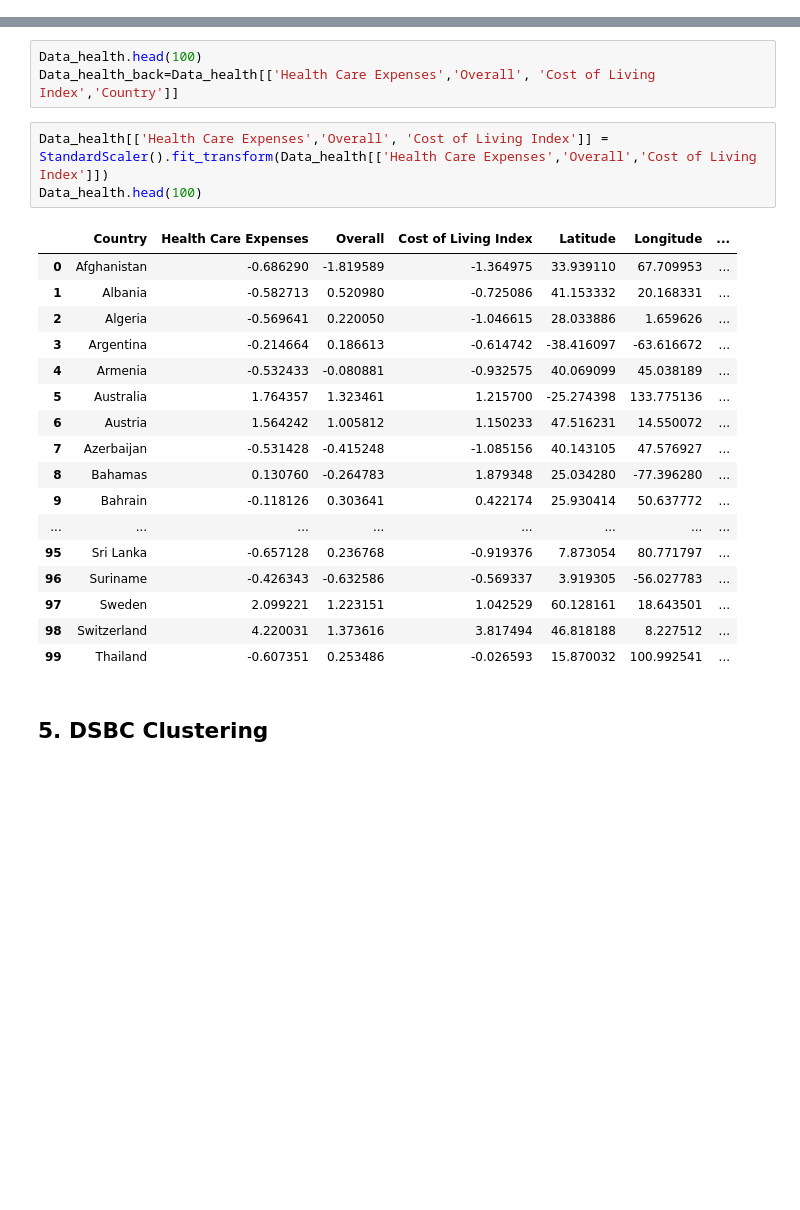
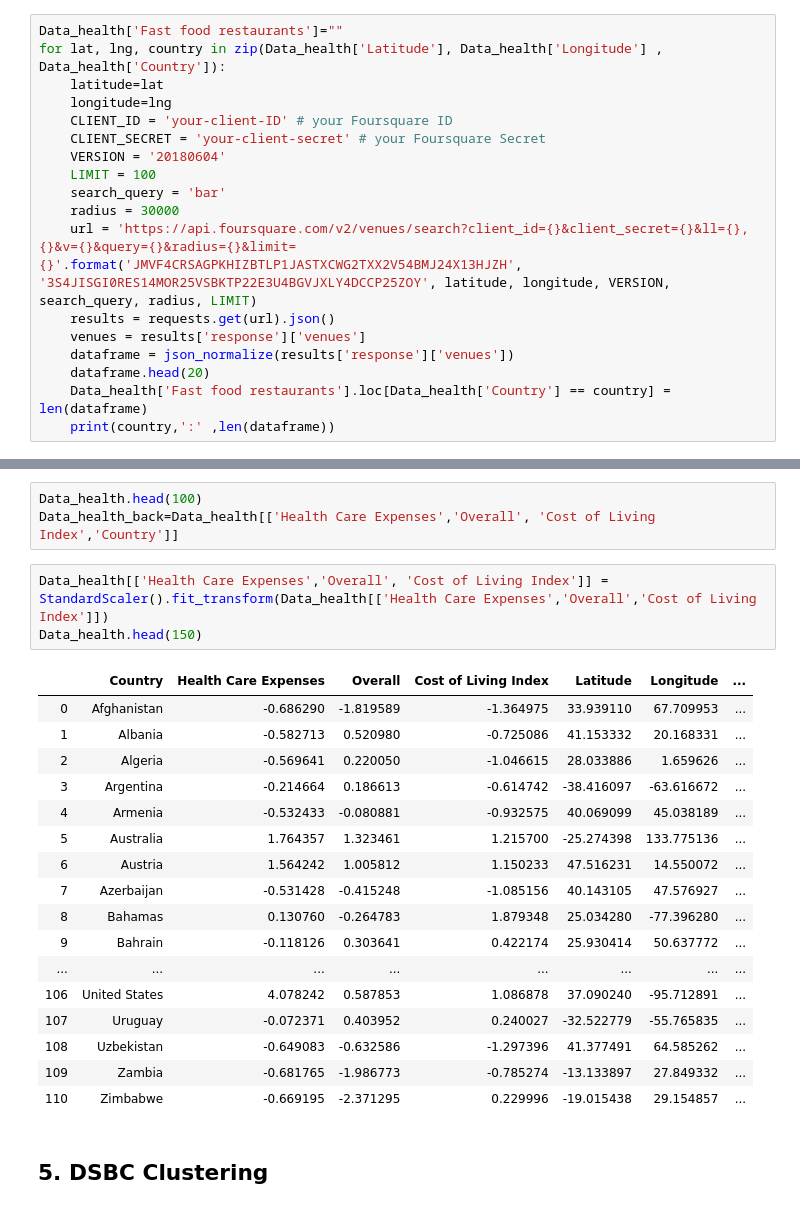
Before and after one commit to MarcosJNS/Health-Care-Analysis, a Jupyter notebook: Health_Comparison.ipynb, the cells around one changed output, grey strips where cells are left out. Cells and saved outputs as stored; diff of their text form; blank space fills up the shorter version.

```diff
--- a/Health_Comparison.ipynb
+++ b/Health_Comparison.ipynb
@@ -342,0 +347,18 @@ Qatar : 50
+# %%
+Data_health['Fast food restaurants']=""
+for lat, lng, country in zip(Data_health['Latitude'], Data_health['Longitude'] , Data_health['Country']):
+    latitude=lat
+    longitude=lng
+    CLIENT_ID = 'your-client-ID' # your Foursquare ID
+    CLIENT_SECRET = 'your-client-secret' # your Foursquare Secret
+    VERSION = '20180604'
+    LIMIT = 100
+    search_query = 'bar'
+    radius = 30000
+    url = 'https://api.foursquare.com/v2/venues/search?client_id={}&client_secret={}&ll={},{}&v={}&query={}&radius={}&limit={}'.format('JMVF4CRSAGPKHIZBTLP1JASTXCWG2TXX2V54BMJ24X13HJZH', '3S4JISGI0RES14MOR25VSBKTP22E3U4BGVJXLY4DCCP25ZOY', latitude, longitude, VERSION, search_query, radius, LIMIT)
+    results = requests.get(url).json()
+    venues = results['response']['venues']
+    dataframe = json_normalize(results['response']['venues'])
+    dataframe.head(20)
+    Data_health['Fast food restaurants'].loc[Data_health['Country'] == country] = len(dataframe)
+    print(country,':' ,len(dataframe))
@@ -345,25 +380,25 @@ Data_health.head(100)
 Data_health_back=Data_health[['Health Care Expenses','Overall', 'Cost of Living Index','Country']]
 # %%
 Data_health[['Health Care Expenses','Overall', 'Cost of Living Index']] = StandardScaler().fit_transform(Data_health[['Health Care Expenses','Overall','Cost of Living Index']])
-Data_health.head(100)
+Data_health.head(150)
 # %% [output]
 |  | Country | Health Care Expenses | Overall | Cost of Living Index | Latitude | Longitude | ... |
 | 0 | Afghanistan | -0.686290 | -1.819589 | -1.364975 | 33.939110 | 67.709953 | ... |
 | 1 | Albania | -0.582713 | 0.520980 | -0.725086 | 41.153332 | 20.168331 | ... |
 | 2 | Algeria | -0.569641 | 0.220050 | -1.046615 | 28.033886 | 1.659626 | ... |
 | 3 | Argentina | -0.214664 | 0.186613 | -0.614742 | -38.416097 | -63.616672 | ... |
 | 4 | Armenia | -0.532433 | -0.080881 | -0.932575 | 40.069099 | 45.038189 | ... |
 | 5 | Australia | 1.764357 | 1.323461 | 1.215700 | -25.274398 | 133.775136 | ... |
 | 6 | Austria | 1.564242 | 1.005812 | 1.150233 | 47.516231 | 14.550072 | ... |
 | 7 | Azerbaijan | -0.531428 | -0.415248 | -1.085156 | 40.143105 | 47.576927 | ... |
 | 8 | Bahamas | 0.130760 | -0.264783 | 1.879348 | 25.034280 | -77.396280 | ... |
 | 9 | Bahrain | -0.118126 | 0.303641 | 0.422174 | 25.930414 | 50.637772 | ... |
 | ... | ... | ... | ... | ... | ... | ... | ... |
-| 95 | Sri Lanka | -0.657128 | 0.236768 | -0.919376 | 7.873054 | 80.771797 | ... |
-| 96 | Suriname | -0.426343 | -0.632586 | -0.569337 | 3.919305 | -56.027783 | ... |
-| 97 | Sweden | 2.099221 | 1.223151 | 1.042529 | 60.128161 | 18.643501 | ... |
-| 98 | Switzerland | 4.220031 | 1.373616 | 3.817494 | 46.818188 | 8.227512 | ... |
-| 99 | Thailand | -0.607351 | 0.253486 | -0.026593 | 15.870032 | 100.992541 | ... |
+| 106 | United States | 4.078242 | 0.587853 | 1.086878 | 37.090240 | -95.712891 | ... |
+| 107 | Uruguay | -0.072371 | 0.403952 | 0.240027 | -32.522779 | -55.765835 | ... |
+| 108 | Uzbekistan | -0.649083 | -0.632586 | -1.297396 | 41.377491 | 64.585262 | ... |
+| 109 | Zambia | -0.681765 | -1.986773 | -0.785274 | -13.133897 | 27.849332 | ... |
+| 110 | Zimbabwe | -0.669195 | -2.371295 | 0.229996 | -19.015438 | 29.154857 | ... |
 # %% [markdown]
 ## 5. DSBC Clustering
 # %%
```
Also changed, not shown: parts of 7 cells of this notebook.
